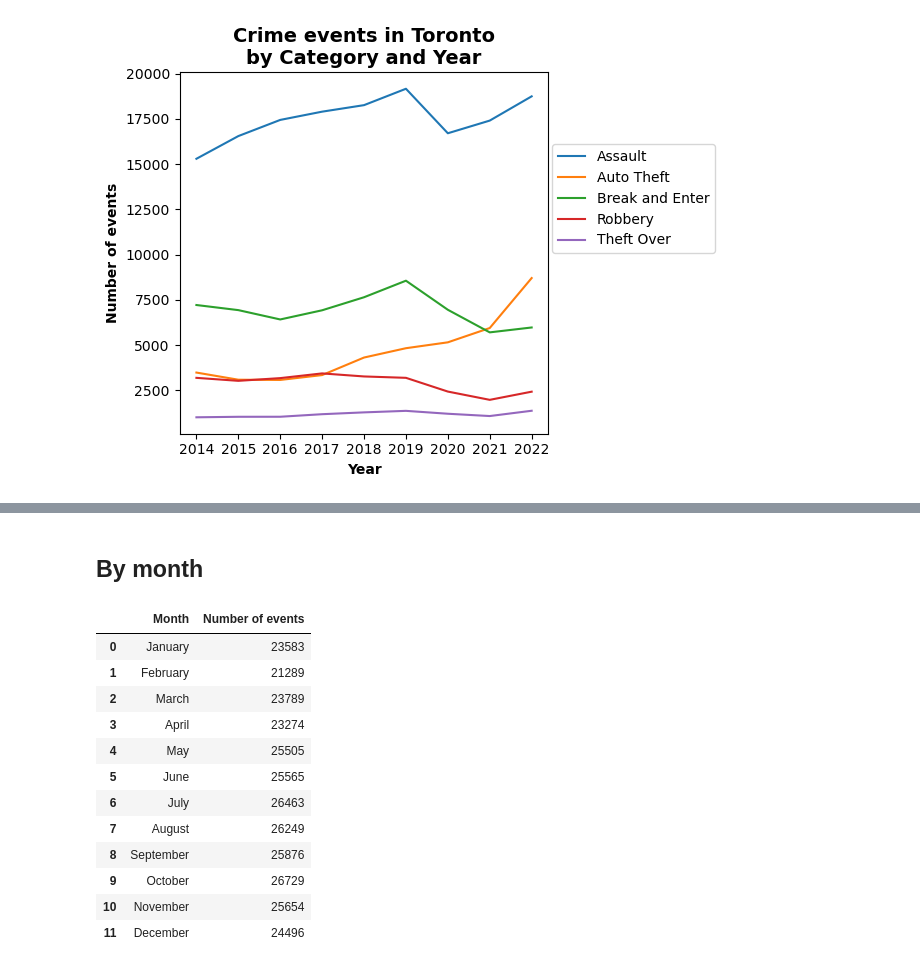
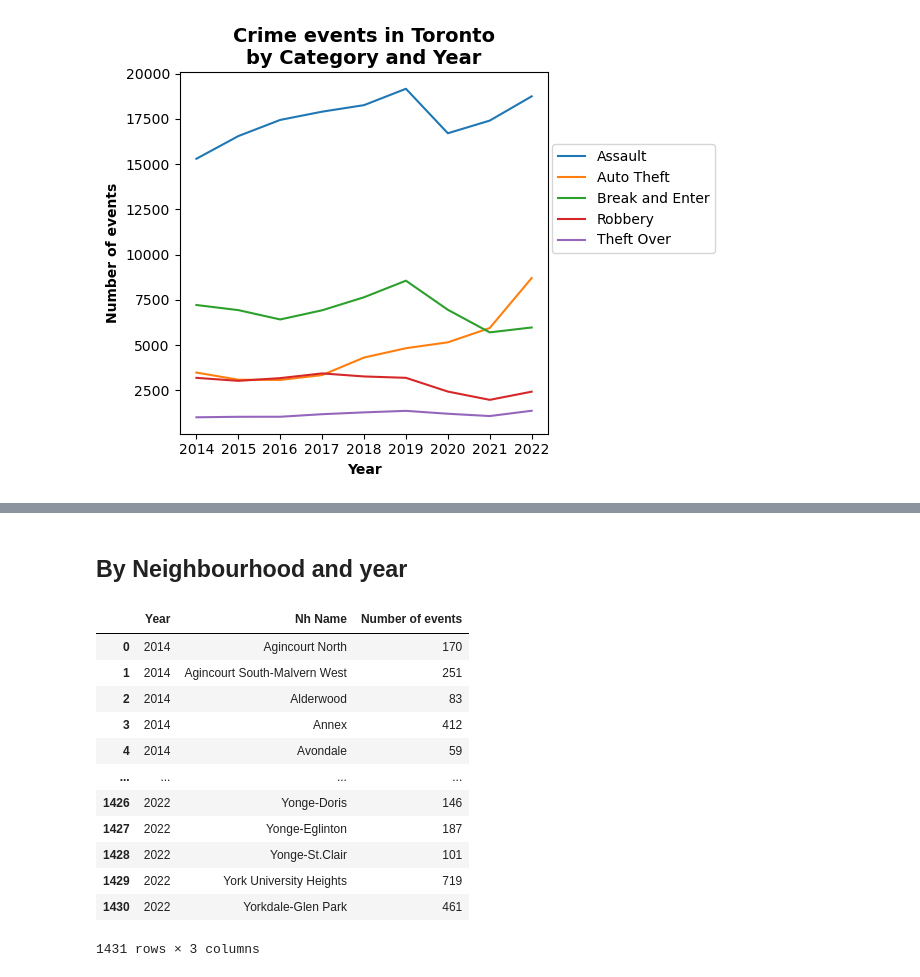
Before and after one commit to fannysigouin/project1, a Jupyter notebook: q5_year_to_year.ipynb, the cells around one changed output, grey strips where cells are left out. Saved outputs shown, nothing was run; the diff lists cells and outputs as text; code cells hidden in the pictures.

```diff
--- a/q5_year_to_year.ipynb
+++ b/q5_year_to_year.ipynb
@@ -267,26 +220,26 @@ plt.show()
 # %% [markdown]
-## By month
+## By Neighbourhood and year
 # %%
-df_by_month = (df
-    .groupby('Month', as_index=False)
+year_nh_count = (df
+    .groupby(['Year', 'Nh Name'], as_index=False)
     .size()
     .fillna(0)
     .rename(columns={'size': 'Number of events'})
 )
 
-df_by_month
+year_nh_count
 # %% [output]
-|  | Month | Number of events |
-| 0 | January | 23583 |
-| 1 | February | 21289 |
-| 2 | March | 23789 |
-| 3 | April | 23274 |
-| 4 | May | 25505 |
-| 5 | June | 25565 |
-| 6 | July | 26463 |
-| 7 | August | 26249 |
-| 8 | September | 25876 |
-| 9 | October | 26729 |
-| 10 | November | 25654 |
-| 11 | December | 24496 |
+|  | Year | Nh Name | Number of events |
+| 0 | 2014 | Agincourt North | 170 |
+| 1 | 2014 | Agincourt South-Malvern West | 251 |
+| 2 | 2014 | Alderwood | 83 |
+| 3 | 2014 | Annex | 412 |
+| 4 | 2014 | Avondale | 59 |
+| ... | ... | ... | ... |
+| 1426 | 2022 | Yonge-Doris | 146 |
+| 1427 | 2022 | Yonge-Eglinton | 187 |
+| 1428 | 2022 | Yonge-St.Clair | 101 |
+| 1429 | 2022 | York University Heights | 719 |
+| 1430 | 2022 | Yorkdale-Glen Park | 461 |
+1431 rows × 3 columns
 # %%
```
Also changed, not shown: parts of 28 cells of this notebook.
